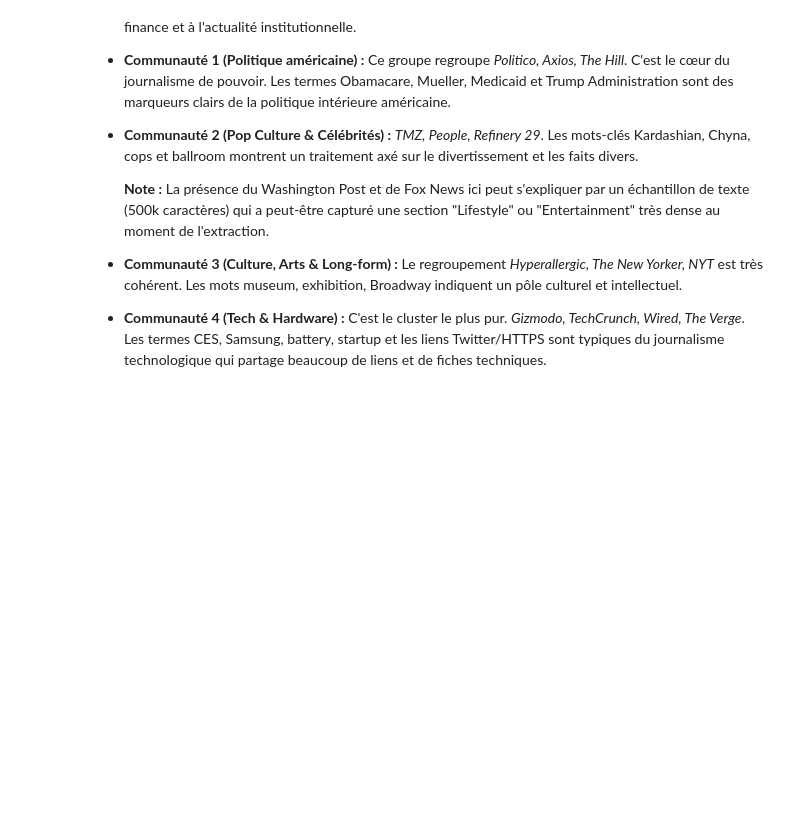
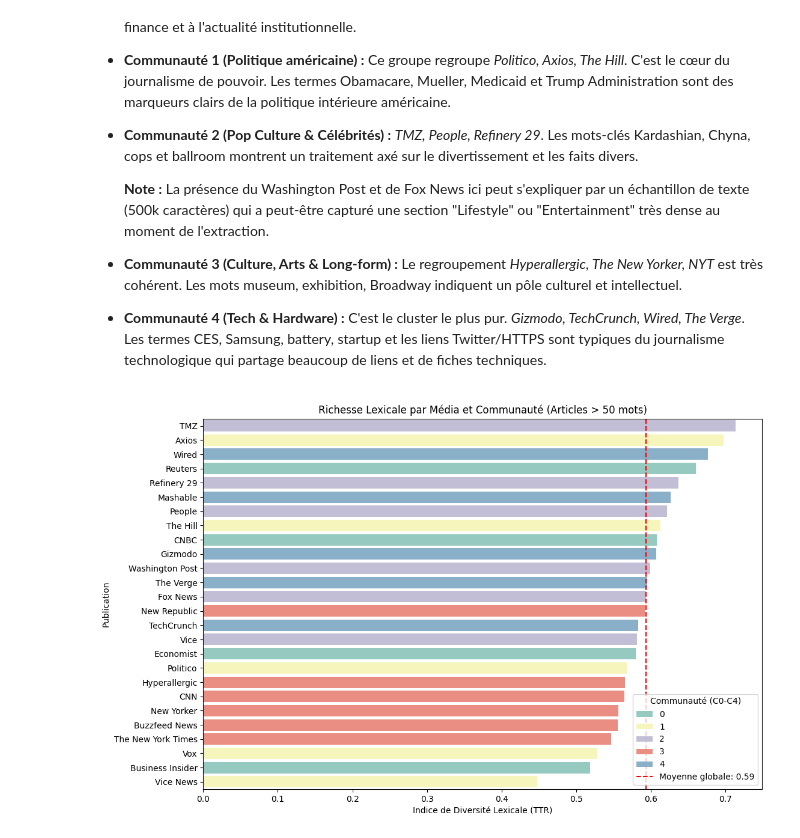
Before and after one commit to Carlosss543/media-analysis, a Jupyter notebook: diversity_and_graphe_similarite.ipynb, the cells around one changed output. Cells and saved outputs as stored; diff of their text form; code cells hidden in the pictures; blank space fills up the shorter version.

```diff
--- a/diversity_and_graphe_similarite.ipynb
+++ b/diversity_and_graphe_similarite.ipynb
@@ -50,7 +58,3 @@ for chunk in tqdm(pd.read_csv('data/all-the-news-2-1.csv', chunksize=chunksize),
-# %%
-# Convertir en liste si nécessaire
-for key in diversity.keys():
-    diversity[key]/=num_articles[key]
 # %%
 diversity_sorted = dict(sorted(diversity.items(), key=lambda x: x[1], reverse=True))
 print(diversity_sorted)
@@ -362,3 +366,23 @@ Mots-clés : ces, twitter com, samsung, font, pic twitter, https, gizmodo, note
 - **Communauté 3 (Culture, Arts & Long-form) :** Le regroupement *Hyperallergic, The New Yorker, NYT* est très cohérent. Les mots museum, exhibition, Broadway indiquent un pôle culturel et intellectuel.
 
 - **Communauté 4 (Tech & Hardware) :** C'est le cluster le plus pur. *Gizmodo, TechCrunch, Wired, The Verge*. Les termes CES, Samsung, battery, startup et les liens Twitter/HTTPS sont typiques du journalisme technologique qui partage beaucoup de liens et de fiches techniques.
+# %%
+import seaborn as sns
+
+# On transforme tes résultats en DataFrame
+df_div = pd.DataFrame(list(diversity_sorted.items()), columns=['Publication', 'Diversity'])
+
+# On ajoute manuellement ou via ton dictionnaire 'partition' les groupes
+# Exemple si tu as encore ton dictionnaire partition :
+df_div['Community'] = df_div['Publication'].map(partition)
+
+plt.figure(figsize=(12, 8))
+sns.barplot(data=df_div, x='Diversity', y='Publication', hue='Community', palette='Set3', dodge=False)
+
+plt.axvline(df_div['Diversity'].mean(), color='red', linestyle='--', label=f"Moyenne globale: {df_div['Diversity'].mean():.2f}")
+plt.title("Richesse Lexicale par Média et Communauté (Articles > 50 mots)")
+plt.xlabel("Indice de Diversité Lexicale (TTR)")
+plt.legend(title="Communauté (C0-C4)", loc='lower right')
+plt.show()
+# %% [output]
+[figure, added]
```
Also changed, not shown: parts of 3 cells of this notebook.
